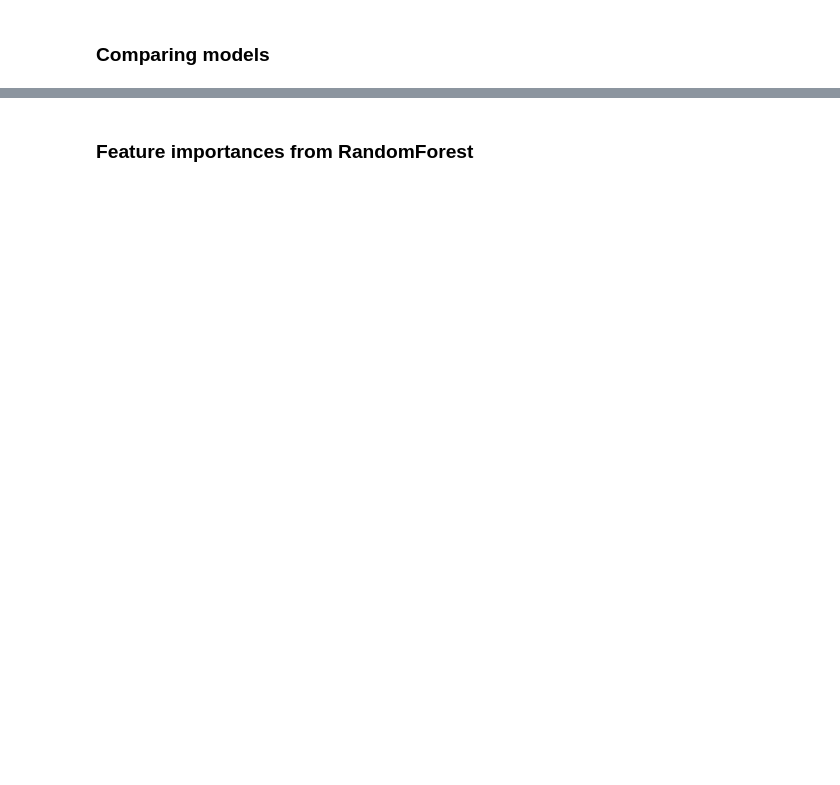
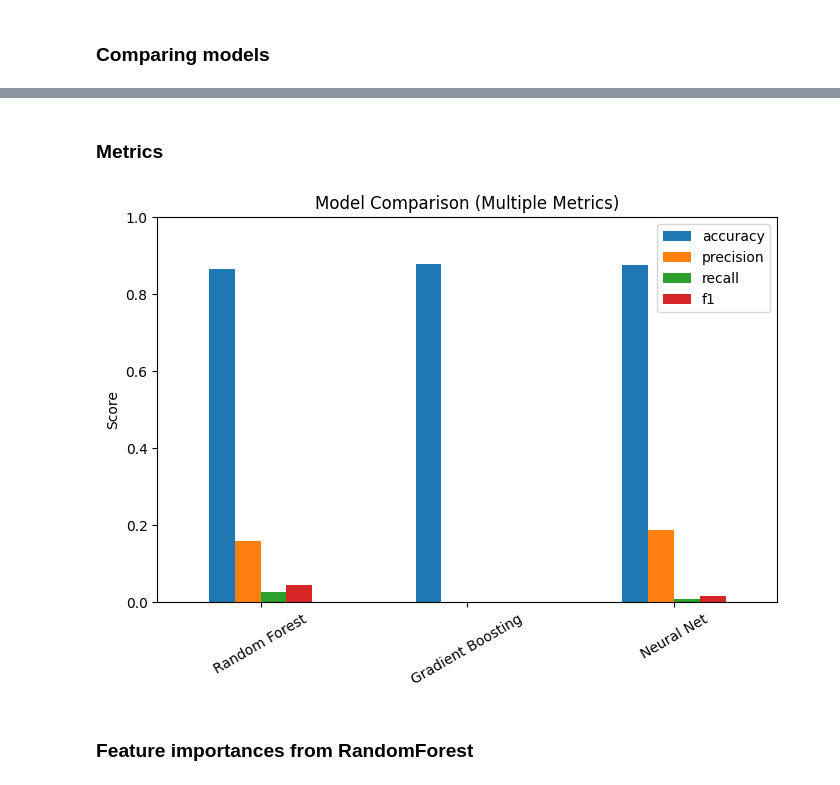
Before and after one commit to alvarann/MBB-BE-Project-Nathaniel-and-Bradley, a Jupyter notebook: Project1_Brad.ipynb, the cells around one changed output, grey strips where cells are left out. Drawn from its saved outputs; the diff is of its cells as text; code cells hidden in the pictures; blank space fills up the shorter version.

```diff
--- a/Project1_Brad.ipynb
+++ b/Project1_Brad.ipynb
@@ -179,3 +259,29 @@ plt.show()
+# %% [markdown]
+### Metrics
+# %%
+def get_metrics(y_true, y_pred):
+    return {
+        "accuracy": accuracy_score(y_true, y_pred),
+        "precision": precision_score(y_true, y_pred),
+        "recall": recall_score(y_true, y_pred),
+        "f1": f1_score(y_true, y_pred)
+    }
+
+rf_metrics = get_metrics(y_test, rf_pred)
+gb_metrics = get_metrics(y_test, gb_pred)
+mlp_metrics = get_metrics(y_test, mlp_pred)
+# %%
+metrics_df = pd.DataFrame([rf_metrics, gb_metrics, mlp_metrics],
+                          index=["Random Forest", "Gradient Boosting", "Neural Net"])
+
+metrics_df.plot(kind='bar', figsize=(8,5))
+plt.title("Model Comparison (Multiple Metrics)")
+plt.ylabel("Score")
+plt.ylim(0,1)
+plt.xticks(rotation=30)
+plt.show()
+# %% [output]
+[figure, added]
 # %% [markdown]
 ### Feature importances from RandomForest
 # %%
```
Also changed, not shown: parts of 20 cells of this notebook.
